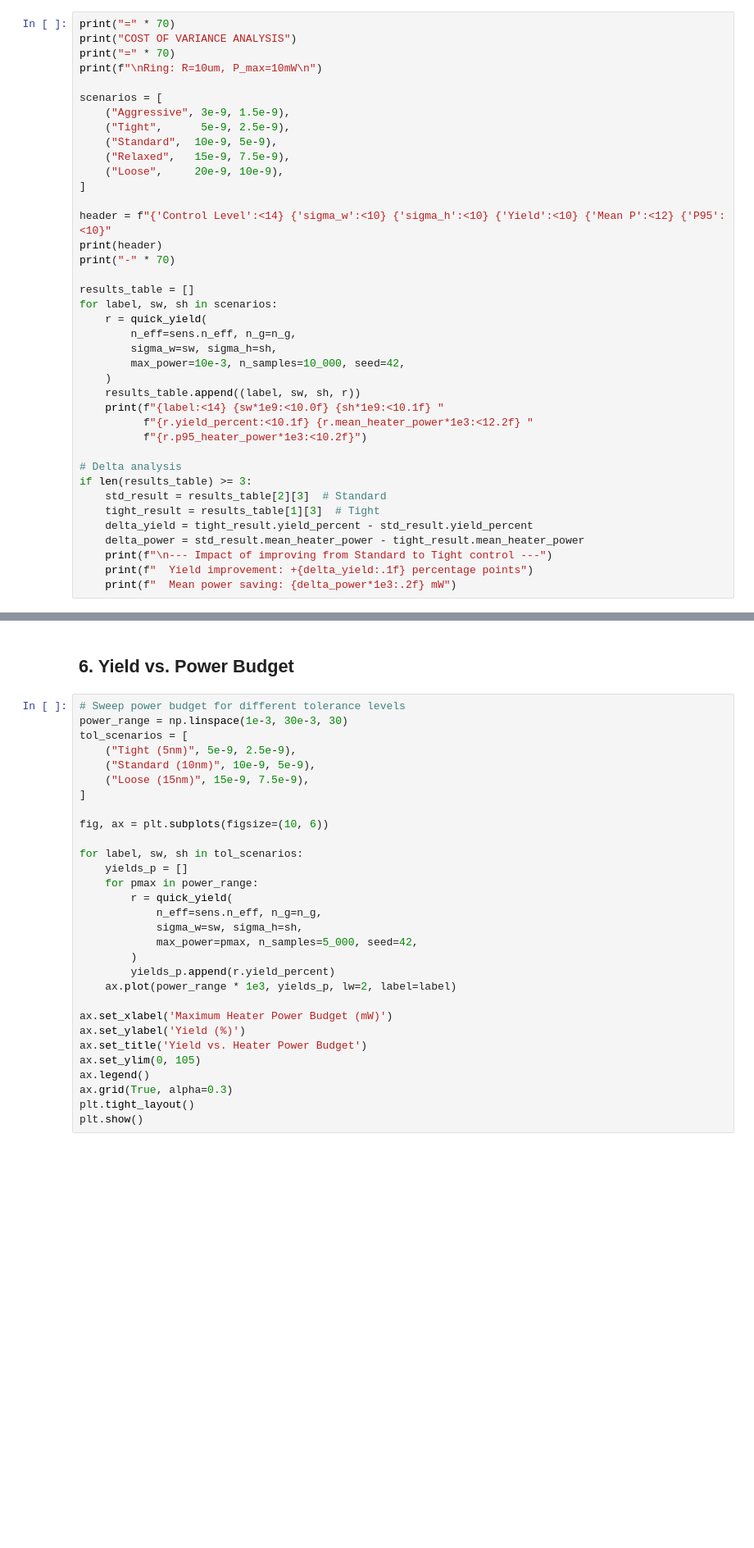
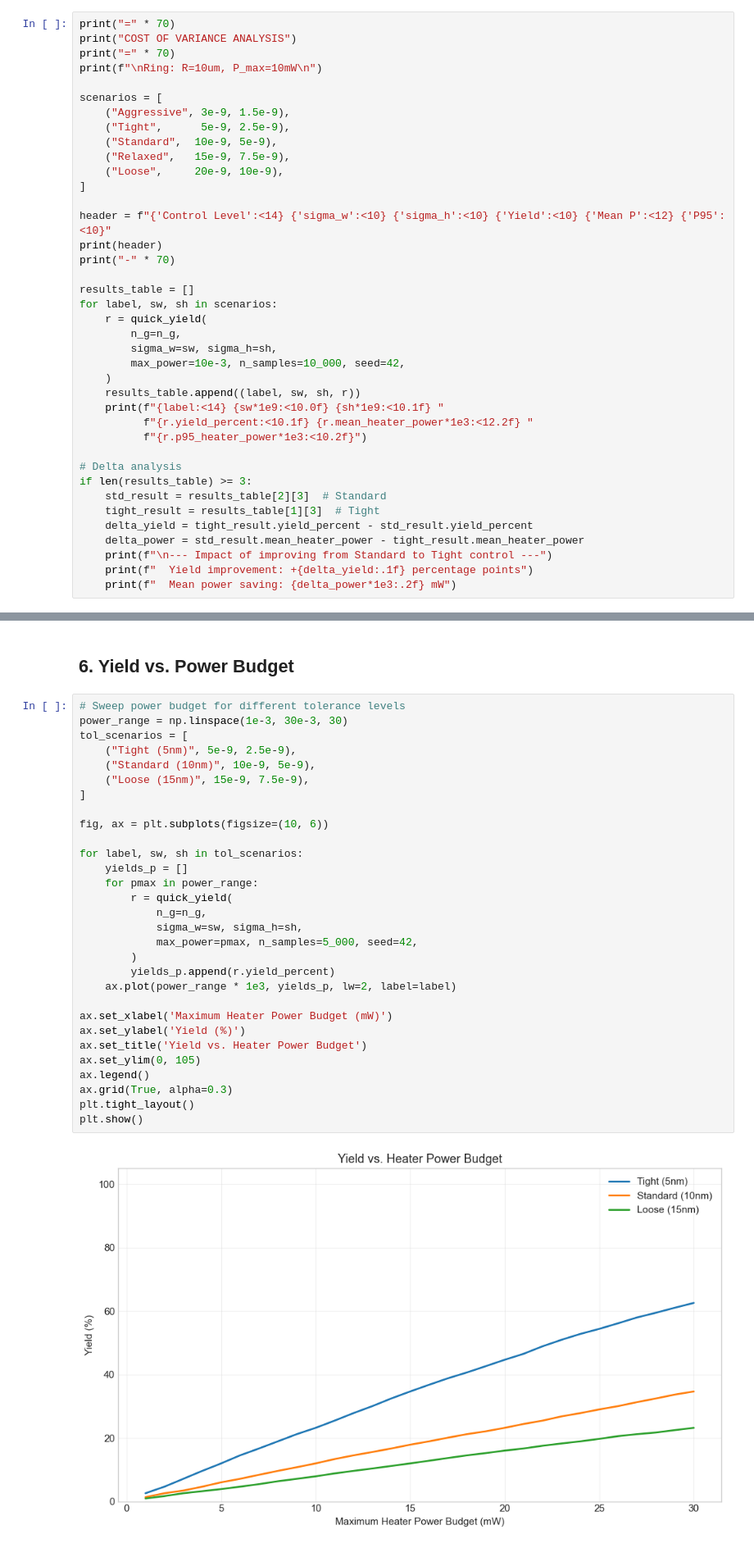
Before and after one commit to aary1n/siphon, a Jupyter notebook: notebooks/03_yield_analysis.ipynb, the cells around one changed output, grey strips where cells are left out. Shown at 82% size. Drawn from its saved outputs; the diff is of its cells as text; blank space fills up the shorter version.

```diff
--- a/notebooks/03_yield_analysis.ipynb
+++ b/notebooks/03_yield_analysis.ipynb
@@ -190,7 +190,7 @@ print("-" * 70)
 results_table = []
 for label, sw, sh in scenarios:
     r = quick_yield(
-        n_eff=sens.n_eff, n_g=n_g,
+        n_g=n_g,
         sigma_w=sw, sigma_h=sh,
         max_power=10e-3, n_samples=10_000, seed=42,
     )
@@ -223,33 +231,35 @@ TypeError: quick_yield() got an unexpected keyword argument 'n_eff'
 # %%
 # Sweep power budget for different tolerance levels
 power_range = np.linspace(1e-3, 30e-3, 30)
 tol_scenarios = [
     ("Tight (5nm)", 5e-9, 2.5e-9),
     ("Standard (10nm)", 10e-9, 5e-9),
     ("Loose (15nm)", 15e-9, 7.5e-9),
 ]
 
 fig, ax = plt.subplots(figsize=(10, 6))
 
 for label, sw, sh in tol_scenarios:
     yields_p = []
     for pmax in power_range:
         r = quick_yield(
-            n_eff=sens.n_eff, n_g=n_g,
+            n_g=n_g,
             sigma_w=sw, sigma_h=sh,
             max_power=pmax, n_samples=5_000, seed=42,
         )
         yields_p.append(r.yield_percent)
     ax.plot(power_range * 1e3, yields_p, lw=2, label=label)
 
 ax.set_xlabel('Maximum Heater Power Budget (mW)')
 ax.set_ylabel('Yield (%)')
 ax.set_title('Yield vs. Heater Power Budget')
 ax.set_ylim(0, 105)
 ax.legend()
 ax.grid(True, alpha=0.3)
 plt.tight_layout()
 plt.show()
+# %% [output]
+[figure, added]
 # %% [markdown]
 ## 7. Summary
 
```
Also changed, not shown: parts of 6 cells of this notebook, 3 other files.
